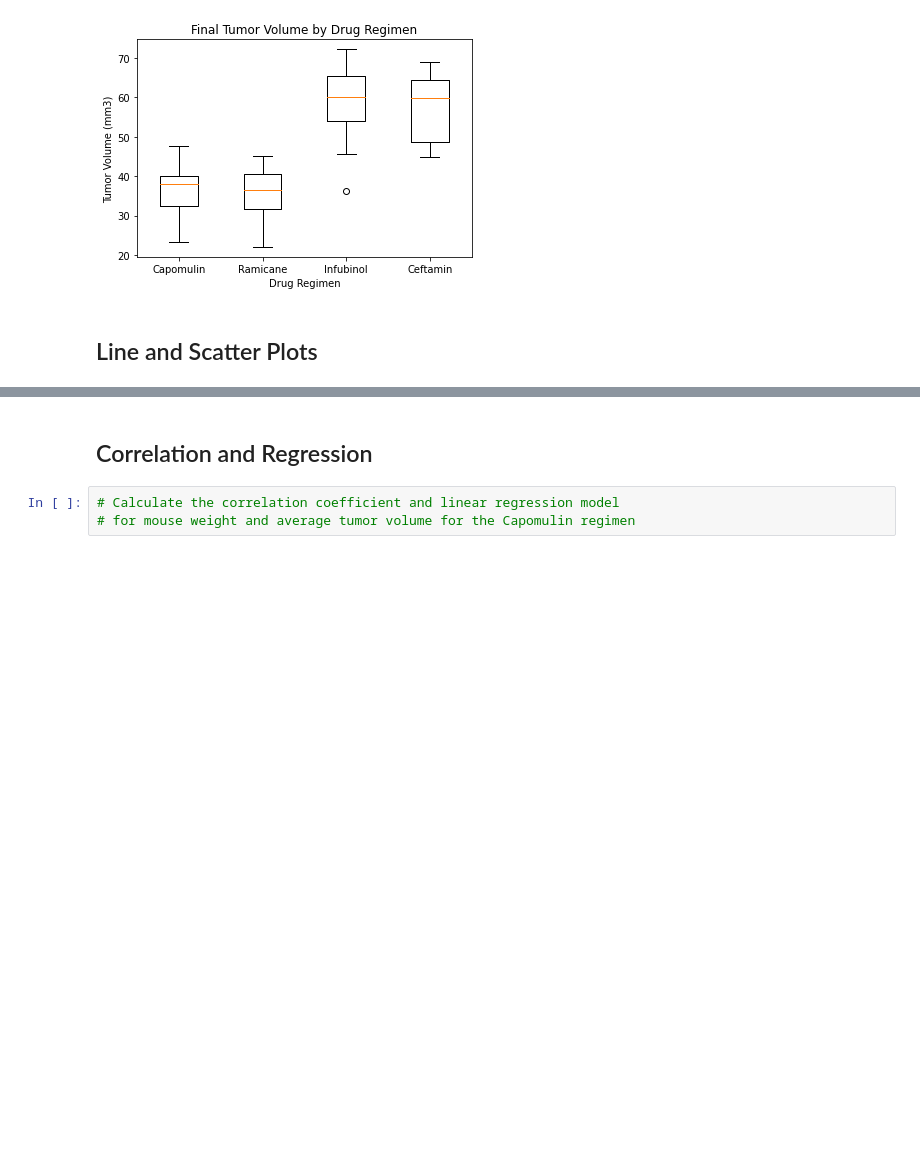
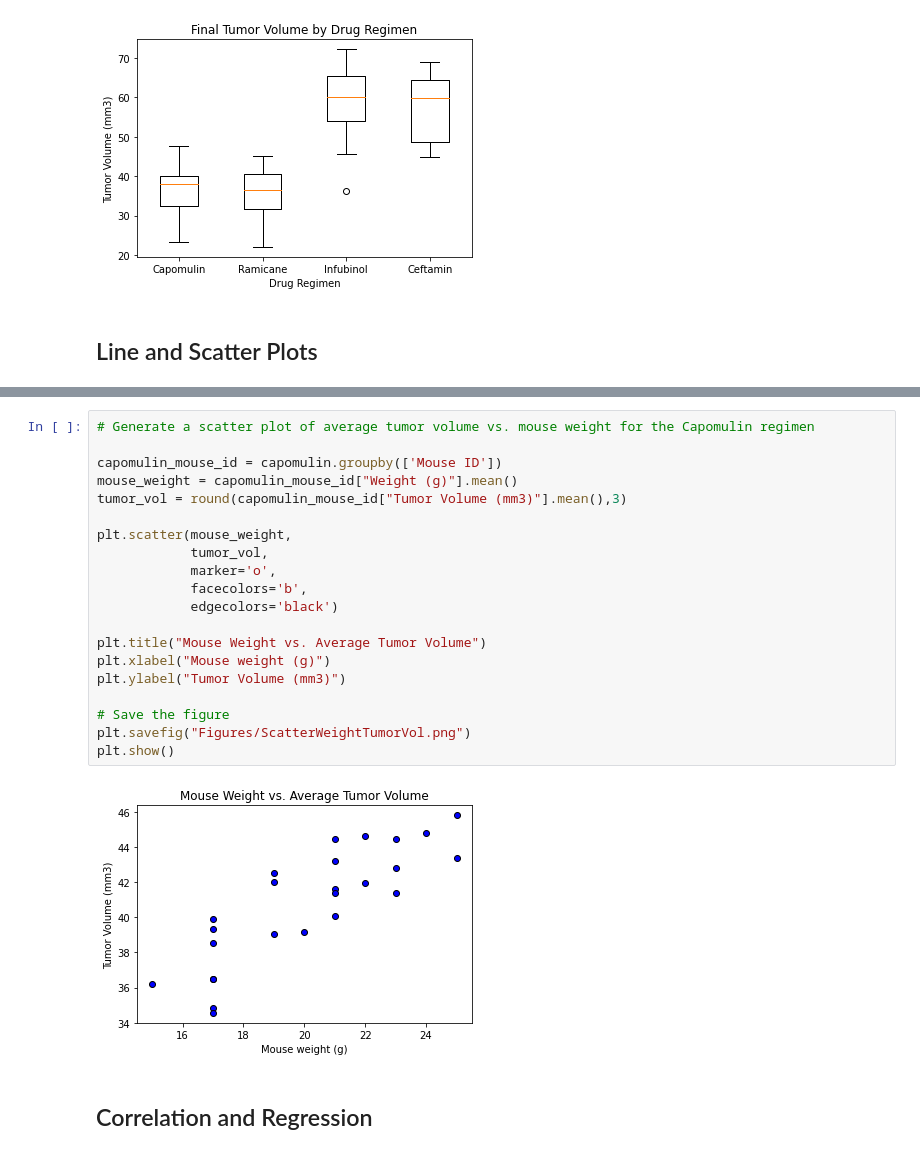
Before and after one commit to ashante112/matplotlib-challenge, a Jupyter notebook: Pymaceuticals/pymaceuticals_starter.ipynb, the cells around one changed output, grey strips where cells are left out. Cells and saved outputs as stored; diff of their text form; blank space fills up the shorter version.

```diff
--- a/Pymaceuticals/pymaceuticals_starter.ipynb
+++ b/Pymaceuticals/pymaceuticals_starter.ipynb
@@ -379,5 +404,24 @@ plt.show()
+# %%
+# Generate a scatter plot of average tumor volume vs. mouse weight for the Capomulin regimen
+
+capomulin_mouse_id = capomulin.groupby(['Mouse ID'])
+mouse_weight = capomulin_mouse_id["Weight (g)"].mean()
+tumor_vol = round(capomulin_mouse_id["Tumor Volume (mm3)"].mean(),3)
+
+plt.scatter(mouse_weight,
+            tumor_vol,
+            marker='o',
+            facecolors='b',
+            edgecolors='black')
+
+plt.title("Mouse Weight vs. Average Tumor Volume")
+plt.xlabel("Mouse weight (g)")
+plt.ylabel("Tumor Volume (mm3)")
+
+# Save the figure
+plt.savefig("Figures/ScatterWeightTumorVol.png")
+plt.show()
+# %% [output]
+[figure, added]
 # %% [markdown]
 ## Correlation and Regression
-# %%
-# Calculate the correlation coefficient and linear regression model
-# for mouse weight and average tumor volume for the Capomulin regimen
```
Also changed, not shown: parts of 8 cells of this notebook, 3 other files.
